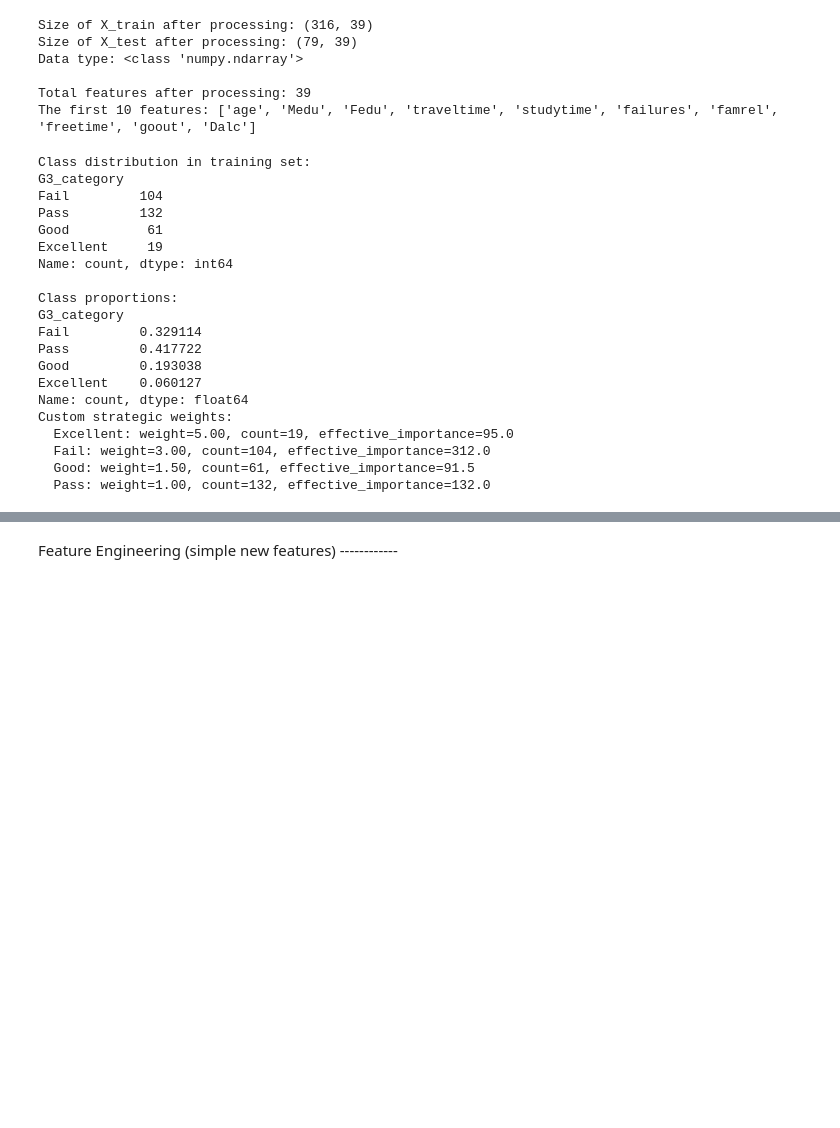
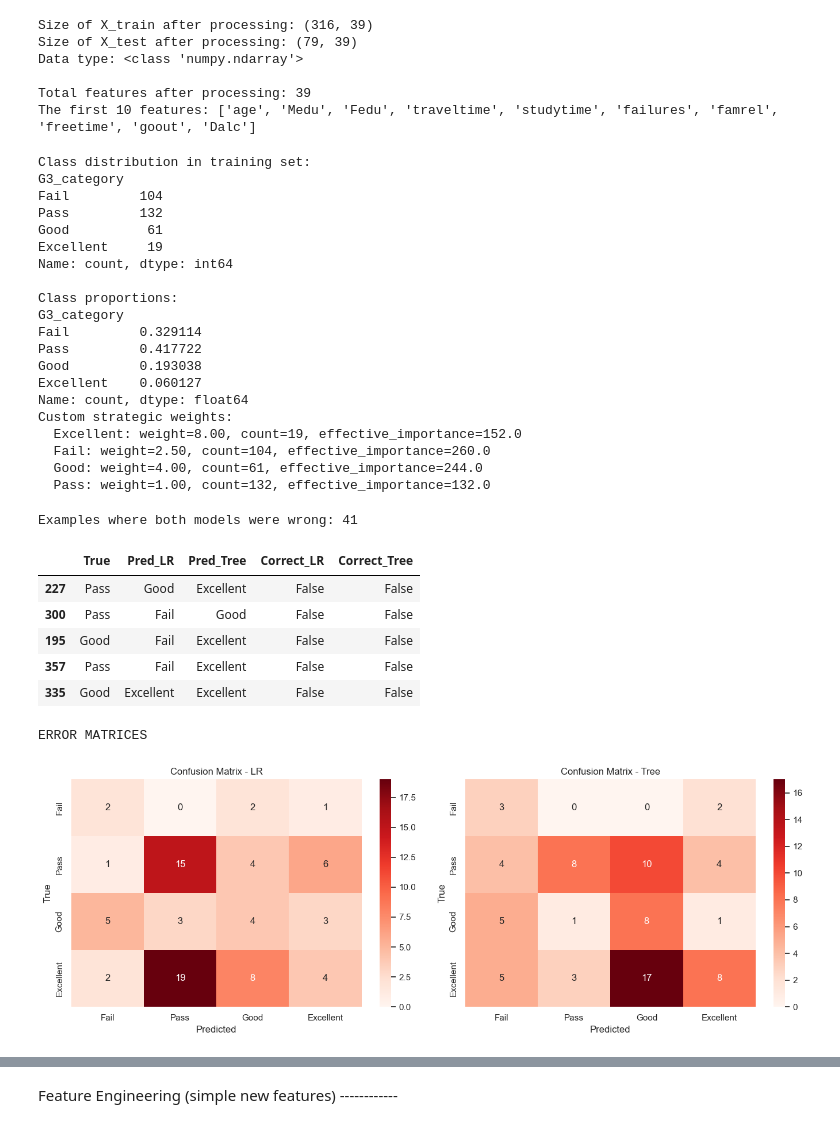
Before and after one commit to yanekissayabully/endtermML, a Jupyter notebook: model2.ipynb, the cells around one changed output, grey strips where cells are left out. Saved outputs shown, nothing was run; the diff lists cells and outputs as text; code cells hidden in the pictures; blank space fills up the shorter version.

```diff
--- a/model2.ipynb
+++ b/model2.ipynb
@@ -311,10 +311,10 @@ print(class_counts / len(y_train))
 
 # Custom weights emphasizing what matters most for education
 class_weights = {
-    'Fail': 2.5,        # HIGH: Must catch struggling students!
-    'Pass': 1.0,        # BASELINE: Most common, normal weight
-    'Good': 4.0,        # MEDIUM: Should identify above-average students
-    'Excellent': 8.0    # VERY HIGH: Must identify top performers!
+    'Fail': 2.5,
+    'Pass': 1.0,
+    'Good': 4.0,      # KEY: Up from 1.5
+    'Excellent': 8.0,     # VERY HIGH: Must identify top performers!
 }
 
 print("Custom strategic weights:")
@@ -338,10 +338,53 @@ Good         0.193038
 Excellent    0.060127
 Name: count, dtype: float64
 Custom strategic weights:
-  Excellent: weight=5.00, count=19, effective_importance=95.0
-  Fail: weight=3.00, count=104, effective_importance=312.0
-  Good: weight=1.50, count=61, effective_importance=91.5
+  Excellent: weight=8.00, count=19, effective_importance=152.0
+  Fail: weight=2.50, count=104, effective_importance=260.0
+  Good: weight=4.00, count=61, effective_importance=244.0
   Pass: weight=1.00, count=132, effective_importance=132.0
+# %%
+# Let's see which examples of the model predict incorrectly.
+errors = pd.DataFrame({
+    'True': y_test,
+    'Pred_LR': y_test_pred,
+    'Pred_Tree': y_test_pred_tree,
+    'Correct_LR': y_test == y_test_pred,
+    'Correct_Tree': y_test == y_test_pred_tree
+})
+
+# Examples where both models were wrong
+both_wrong = errors[(~errors['Correct_LR']) & (~errors['Correct_Tree'])]
+print(f"Examples where both models were wrong: {len(both_wrong)}")
+if len(both_wrong) > 0:
+    display(both_wrong.head())
+
+# Analyzing typical errors
+print("\nERROR MATRICES")
+
+fig, axes = plt.subplots(1, 2, figsize=(14, 5))
+for i, (name, pred) in enumerate([('LR', y_test_pred), ('Tree', y_test_pred_tree)]):
+    cm = confusion_matrix(y_test, pred)
+    cm_df = pd.DataFrame(cm,
+                        index=['Fail', 'Pass', 'Good', 'Excellent'],
+                        columns=['Fail', 'Pass', 'Good', 'Excellent'])
+
+    sns.heatmap(cm_df, annot=True, fmt='d', cmap='Reds', ax=axes[i])
+    axes[i].set_title(f'Confusion Matrix - {name}')
+    axes[i].set_xlabel('Predicted')
+    axes[i].set_ylabel('True')
+
+plt.tight_layout()
+plt.show()
+# %% [output]
+Examples where both models were wrong: 41
+|  | True | Pred_LR | Pred_Tree | Correct_LR | Correct_Tree |
+| 227 | Pass | Good | Excellent | False | False |
+| 300 | Pass | Fail | Good | False | False |
+| 195 | Good | Fail | Excellent | False | False |
+| 357 | Pass | Fail | Excellent | False | False |
+| 335 | Good | Excellent | Excellent | False | False |
+ERROR MATRICES
+[figure, added]
 # %%
 from sklearn.linear_model import LogisticRegression
 from sklearn.metrics import classification_report, confusion_matrix, accuracy_score
```
Also changed, not shown: parts of 8 cells of this notebook.
